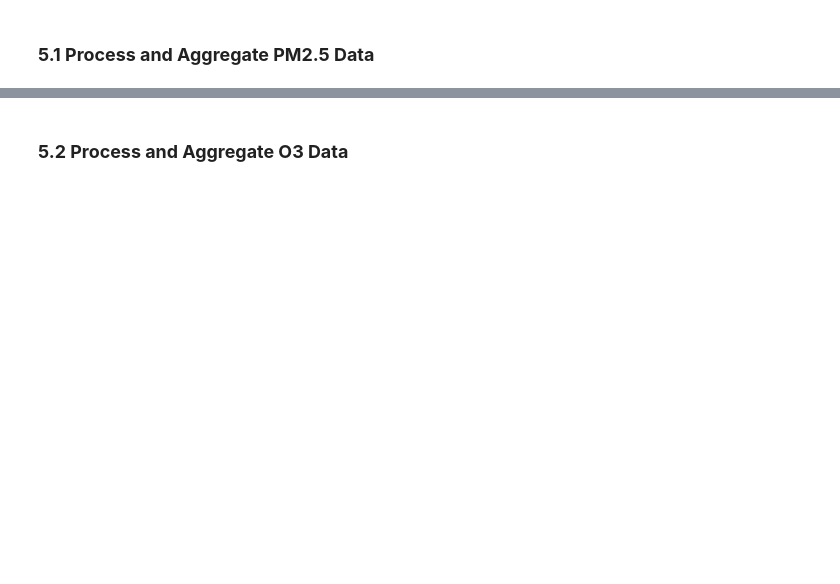
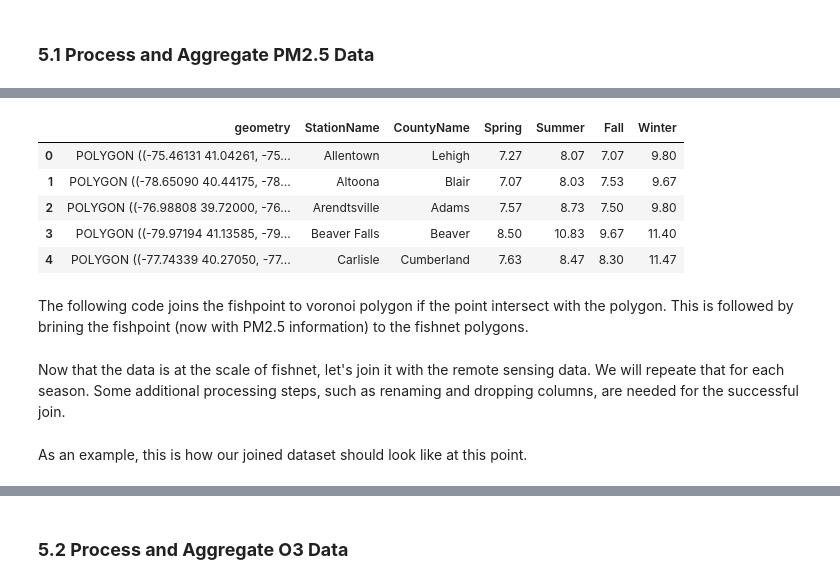
Before and after one commit to emilyzhou112/MUSA6500-Pennsylvania-CRD, a Jupyter notebook: code/PA-CRD-2024.ipynb, the cells around one changed output, grey strips where cells are left out. Saved outputs shown, nothing was run; the diff lists cells and outputs as text; code cells hidden in the pictures; blank space fills up the shorter version.

```diff
--- a/code/PA-CRD-2024.ipynb
+++ b/code/PA-CRD-2024.ipynb
@@ -1105,7 +1143,20 @@ Right CRS: +init=epsg:4326 +type=crs
+# %%
+voronoi_pm25_geom.head()
+# %% [output]
+|  | geometry | StationName | CountyName | Spring | Summer | Fall | Winter |
+| 0 | POLYGON ((-75.46131 41.04261, -75... | Allentown | Lehigh | 7.27 | 8.07 | 7.07 | 9.80 |
+| 1 | POLYGON ((-78.65090 40.44175, -78... | Altoona | Blair | 7.07 | 8.03 | 7.53 | 9.67 |
+| 2 | POLYGON ((-76.98808 39.72000, -76... | Arendtsville | Adams | 7.57 | 8.73 | 7.50 | 9.80 |
+| 3 | POLYGON ((-79.97194 41.13585, -79... | Beaver Falls | Beaver | 8.50 | 10.83 | 9.67 | 11.40 |
+| 4 | POLYGON ((-77.74339 40.27050, -77... | Carlisle | Cumberland | 7.63 | 8.47 | 8.30 | 11.47 |
+# %% [markdown]
+The following code joins the fishpoint to voronoi polygon if the point intersect with the polygon. This is followed by brining the fishpoint (now with PM2.5 information) to the fishnet polygons.
 # %%
 fishpoint_vor_pm25 = gpd.sjoin(fishpoint, voronoi_pm25_geom, how='left', op='intersects')
 fishpoint_vor_pm25.drop(columns=['geometry'], inplace=True)
 fishnet_pm25 = pd.merge(pa_fishnet, fishpoint_vor_pm25, on='id', how='left')
+# %% [markdown]
+Now that the data is at the scale of fishnet, let's join it with the remote sensing data. We will repeate that for each season. Some additional processing steps, such as renaming and dropping columns, are needed for the successful join.
 # %%
 spring_discharge_bynet = pd.merge(spring_discharge_bynet, fishnet_pm25[['id', 'Spring']], left_on='id', right_on='id', how='left')
 summer_discharge_bynet = pd.merge(summer_discharge_bynet, fishnet_pm25[['id', 'Summer']], left_on='id', right_on='id', how='left')
@@ -1121,3 +1172,5 @@ spring_discharge_bynet.drop(columns=['geometry_y'], inplace=True)
 summer_discharge_bynet.drop(columns=['geometry_y'], inplace=True)
 fall_discharge_bynet.drop(columns=['geometry_y'], inplace=True)
 winter_discharge_bynet.drop(columns=['geometry_y'], inplace=True)
+# %% [markdown]
+As an example, this is how our joined dataset should look like at this point.
```
Also changed, not shown: parts of 20 cells of this notebook.
